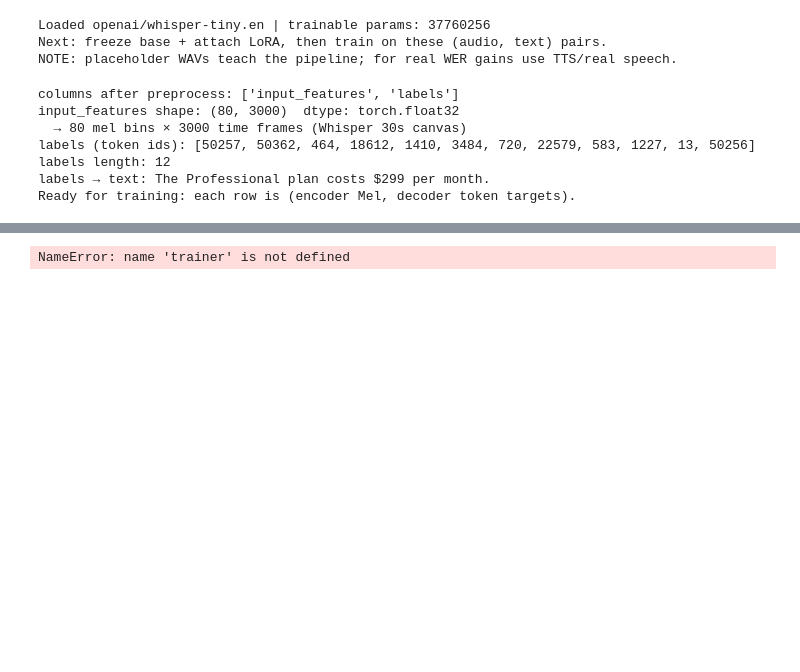
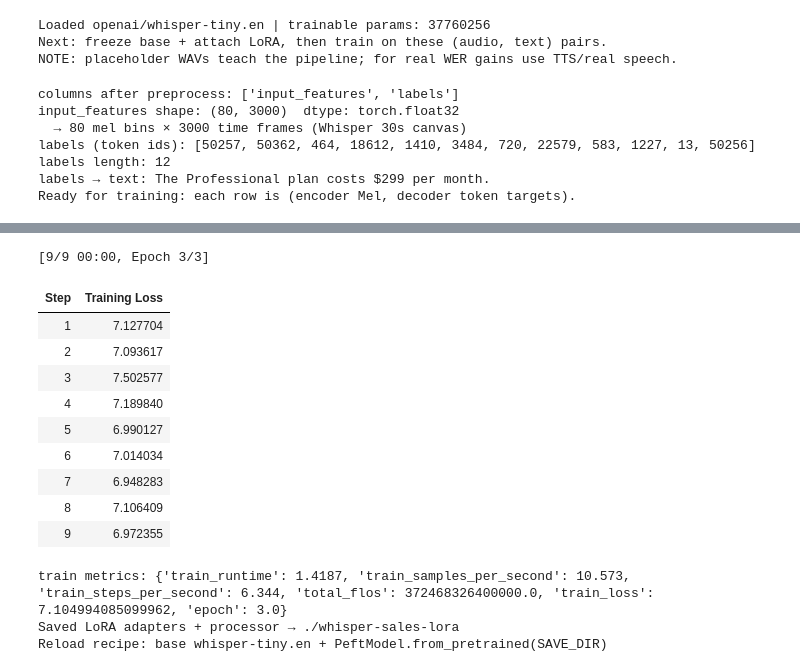
Before and after one commit to Girish011/aifromscratch_code, a Jupyter notebook: week3/15_finetuning.ipynb, the cells around one changed output, grey strips where cells are left out. Saved outputs shown, nothing was run; the diff lists cells and outputs as text; code cells hidden in the pictures; blank space fills up the shorter version.

```diff
--- a/week3/15_finetuning.ipynb
+++ b/week3/15_finetuning.ipynb
@@ -581,8 +759,64 @@ TypeError: Seq2SeqTrainingArguments.__init__() got an unexpected keyword argumen
 # %%
-# Train and Save
-trainer.train()
-model.save_pretrained("./whisper-sales-lora")
-processor.save_pretrained("./whisper-sales-lora")
+# =============================================================================
+# TRAIN AND SAVE — run the loop, keep only LoRA adapters + processor
+# =============================================================================
+#
+# Sticky one-liner:
+#   trainer.train() walks batches → loss → update LoRA A/B matrices.
+#   save_pretrained on a PEFT model writes ADAPTERS only (MBs), not full Whisper.
+#
+# ---------------------------------------------------------------------------
+# WHAT YOU SHOULD SEE
+# ---------------------------------------------------------------------------
+#   A short HF progress bar with loss numbers each logging_steps.
+#   loss starting somewhere (often ~ few nats) and hopefully trending down.
+#
+#   With PLACEHOLDER TONES (not real speech) loss may not become "good ASR".
+#   This cell proves the PIPELINE. Swap in TTS / real calls for real WER.
+#
+# ---------------------------------------------------------------------------
+# WHAT GETS SAVED
+# ---------------------------------------------------------------------------
+#   Trainer checkpoints (./whisper-sales/checkpoint-*) are OFF on purpose.
+#   Whisper ties embed_tokens ↔ lm_head/proj_out; safetensors refuses that
+#   shared memory. We save adapters ourselves after train() instead:
+#
+#   ./whisper-sales-lora/
+#     adapter_config.json      — LoRA recipe (r, alpha, target_modules, ...)
+#     adapter_model.safetensors (or .bin) — trained sticker weights
+#     preprocessor / tokenizer files from processor.save_pretrained
+#
+#   Base whisper-tiny.en is NOT copied. Reload later =
+#     WhisperForConditionalGeneration(base) + PeftModel.from_pretrained(adapters)
+#
+# ---------------------------------------------------------------------------
+# EXPECTED OUTPUT (shape, not exact loss)
+# ---------------------------------------------------------------------------
+#   {'train_runtime': ..., 'train_loss': <float>, 'epoch': 3.0}
+#   Saved LoRA adapters + processor → ./whisper-sales-lora
+#
+
+train_result = trainer.train()
+print("train metrics:", dict(train_result.metrics))
+
+SAVE_DIR = "./whisper-sales-lora"
+model.save_pretrained(SAVE_DIR)       # PEFT → adapters only
+processor.save_pretrained(SAVE_DIR)   # feature extractor + tokenizer
+print(f"Saved LoRA adapters + processor → {SAVE_DIR}")
+print("Reload recipe: base whisper-tiny.en + PeftModel.from_pretrained(SAVE_DIR)")
 # %% [output]
-NameError: name 'trainer' is not defined
+[9/9 00:00, Epoch 3/3]
+| Step | Training Loss |
+| 1 | 7.127704 |
+| 2 | 7.093617 |
+| 3 | 7.502577 |
+| 4 | 7.189840 |
+| 5 | 6.990127 |
+| 6 | 7.014034 |
+| 7 | 6.948283 |
+| 8 | 7.106409 |
+| 9 | 6.972355 |
+train metrics: {'train_runtime': 1.4187, 'train_samples_per_second': 10.573, 'train_steps_per_second': 6.344, 'total_flos': 372468326400000.0, 'train_loss': 7.104994085099962, 'epoch': 3.0}
+Saved LoRA adapters + processor → ./whisper-sales-lora
+Reload recipe: base whisper-tiny.en + PeftModel.from_pretrained(SAVE_DIR)
 # %%
```
Also changed, not shown: parts of 4 cells of this notebook, 1 other file.
